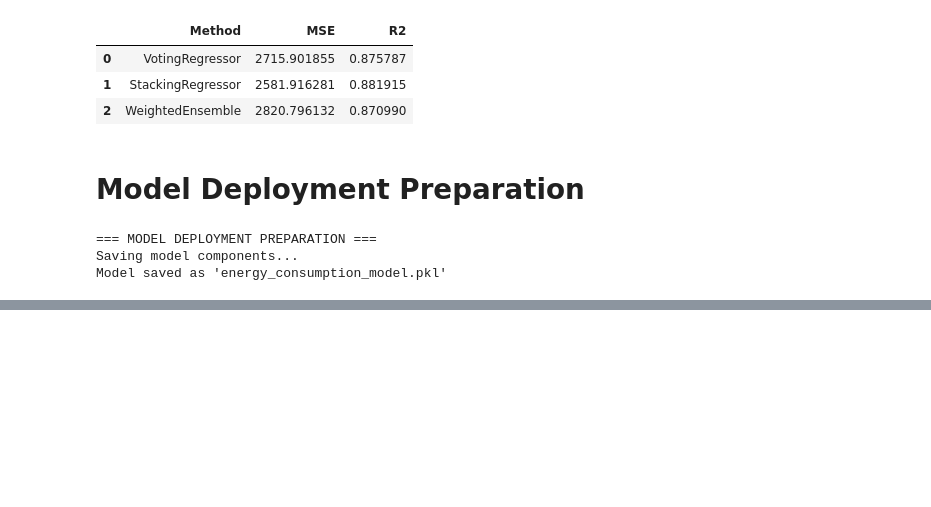
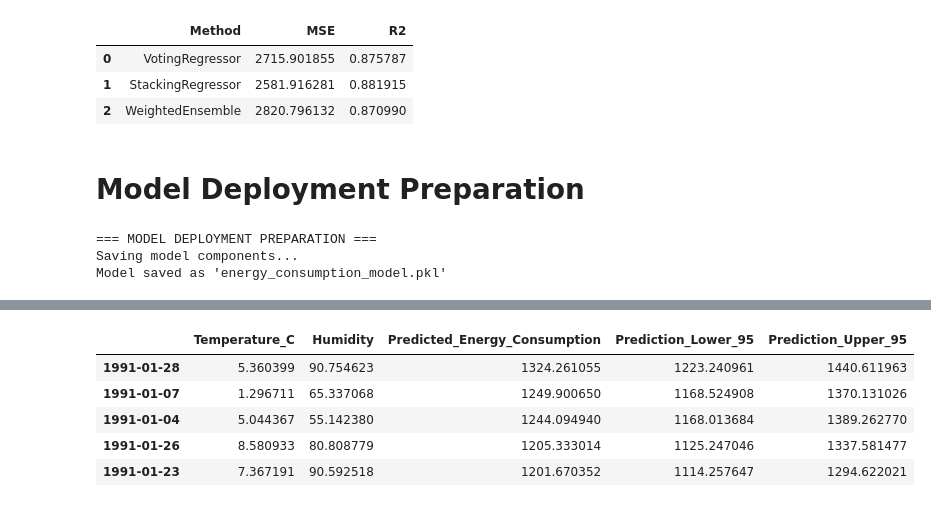
Before and after one commit to lucks-13/Energy-Consumption-Prediction, a Jupyter notebook: code.ipynb, the cells around one changed output, grey strips where cells are left out. Drawn from its saved outputs; the diff is of its cells as text; code cells hidden in the pictures; blank space fills up the shorter version.

Commit message:
Generate summary statistics

```diff
--- a/code.ipynb
+++ b/code.ipynb
@@ -1353,0 +1514,73 @@ Model saved as 'energy_consumption_model.pkl'
+# %%
+print("\n=== PREDICTION SUMMARY STATISTICS ===")
+prediction_stats = {
+    'Mean': future_df['Predicted_Energy_Consumption'].mean(),
+    'Median': future_df['Predicted_Energy_Consumption'].median(),
+    'Std Dev': future_df['Predicted_Energy_Consumption'].std(),
+    'Min': future_df['Predicted_Energy_Consumption'].min(),
+    'Max': future_df['Predicted_Energy_Consumption'].max(),
+    'Range': future_df['Predicted_Energy_Consumption'].max() - future_df['Predicted_Energy_Consumption'].min()
+}
+
+for stat, value in prediction_stats.items():
+    print(f"{stat}: {value:.2f} kWh")
+
+peak_days = future_df.nlargest(5, 'Predicted_Energy_Consumption')
+print(f"\nTop 5 Predicted High Consumption Days:")
+display(peak_days[['Temperature_C', 'Humidity', 'Predicted_Energy_Consumption', 'Prediction_Lower_95', 'Prediction_Upper_95']])
+
+
+print("\n=== ENERGY EFFICIENCY RECOMMENDATIONS ===")
+high_consumption_threshold = future_df['Predicted_Energy_Consumption'].quantile(0.8)
+high_consumption_days = future_df[future_df['Predicted_Energy_Consumption'] > high_consumption_threshold]
+
+print(f"High consumption days (>{high_consumption_threshold:.2f} kWh): {len(high_consumption_days)} days")
+print(f"Average temperature on high consumption days: {high_consumption_days['Temperature_C'].mean():.1f}°C")
+print(f"Average humidity on high consumption days: {high_consumption_days['Humidity'].mean():.1f}%")
+
+def create_monitoring_alerts(predictions_df, thresholds):
+    alerts = []
+
+    if (predictions_df['Predicted_Energy_Consumption'] > thresholds['high_consumption']).any():
+        high_days = predictions_df[predictions_df['Predicted_Energy_Consumption'] > thresholds['high_consumption']]
+        alerts.append(f"HIGH CONSUMPTION ALERT: {len(high_days)} days with consumption > {thresholds['high_consumption']:.2f} kWh")
+
+    if (predictions_df['Temperature_C'] > thresholds['high_temp']).any() or (predictions_df['Temperature_C'] < thresholds['low_temp']).any():
+        extreme_temp_days = len(predictions_df[(predictions_df['Temperature_C'] > thresholds['high_temp']) |
+                                              (predictions_df['Temperature_C'] < thresholds['low_temp'])])
+        alerts.append(f"TEMPERATURE EXTREME ALERT: {extreme_temp_days} days with extreme temperatures")
+
+    consecutive_high = 0
+    max_consecutive = 0
+    for consumption in predictions_df['Predicted_Energy_Consumption']:
+        if consumption > thresholds['high_consumption']:
+            consecutive_high += 1
+            max_consecutive = max(max_consecutive, consecutive_high)
+        else:
+            consecutive_high = 0
+
+    if max_consecutive >= 3:
+        alerts.append(f"SUSTAINED HIGH CONSUMPTION ALERT: {max_consecutive} consecutive days above threshold")
+
+    return alerts
+
+monitoring_thresholds = {
+    'high_consumption': df_features['Energy_Consumption'].quantile(0.9),
+    'high_temp': df_features['Temperature_C'].quantile(0.95),
+    'low_temp': df_features['Temperature_C'].quantile(0.05)
+}
+
+alerts = create_monitoring_alerts(future_df, monitoring_thresholds)
+print("\n=== MONITORING ALERTS ===")
+if alerts:
+    for alert in alerts:
+        print(f"{alert}")
+else:
+    print("No alerts detected for the forecast period")
+
+print("\n=== MODEL PERFORMANCE MONITORING ===")
+print(f"Model Version: {deployment_package['model_name']}")
+print(f"Training R²: {deployment_package['performance_metrics']['R2']:.4f}")
+print(f"Training RMSE: {deployment_package['performance_metrics']['RMSE']:.2f}")
+print(f"Training MAE: {deployment_package['performance_metrics']['MAE']:.2f}")
+# %% [output]
@@ -1353,0 +1596,6 @@ Model saved as 'energy_consumption_model.pkl'
+|  | Temperature_C | Humidity | Predicted_Energy_Consumption | Prediction_Lower_95 | Prediction_Upper_95 |
+| 1991-01-28 | 5.360399 | 90.754623 | 1324.261055 | 1223.240961 | 1440.611963 |
+| 1991-01-07 | 1.296711 | 65.337068 | 1249.900650 | 1168.524908 | 1370.131026 |
+| 1991-01-04 | 5.044367 | 55.142380 | 1244.094940 | 1168.013684 | 1389.262770 |
+| 1991-01-26 | 8.580933 | 80.808779 | 1205.333014 | 1125.247046 | 1337.581477 |
+| 1991-01-23 | 7.367191 | 90.592518 | 1201.670352 | 1114.257647 | 1294.622021 |
```
Also changed, not shown: parts of 4 cells of this notebook.
